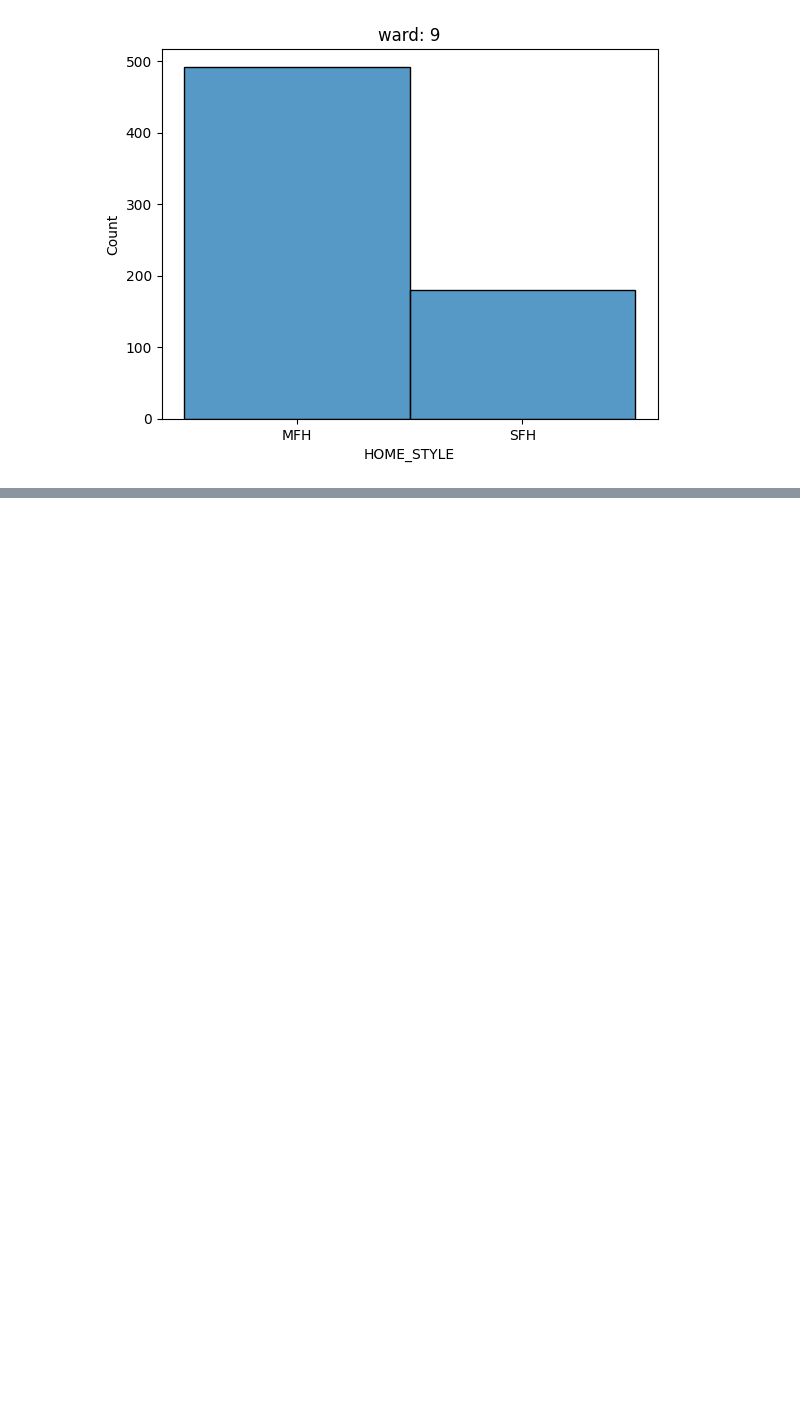
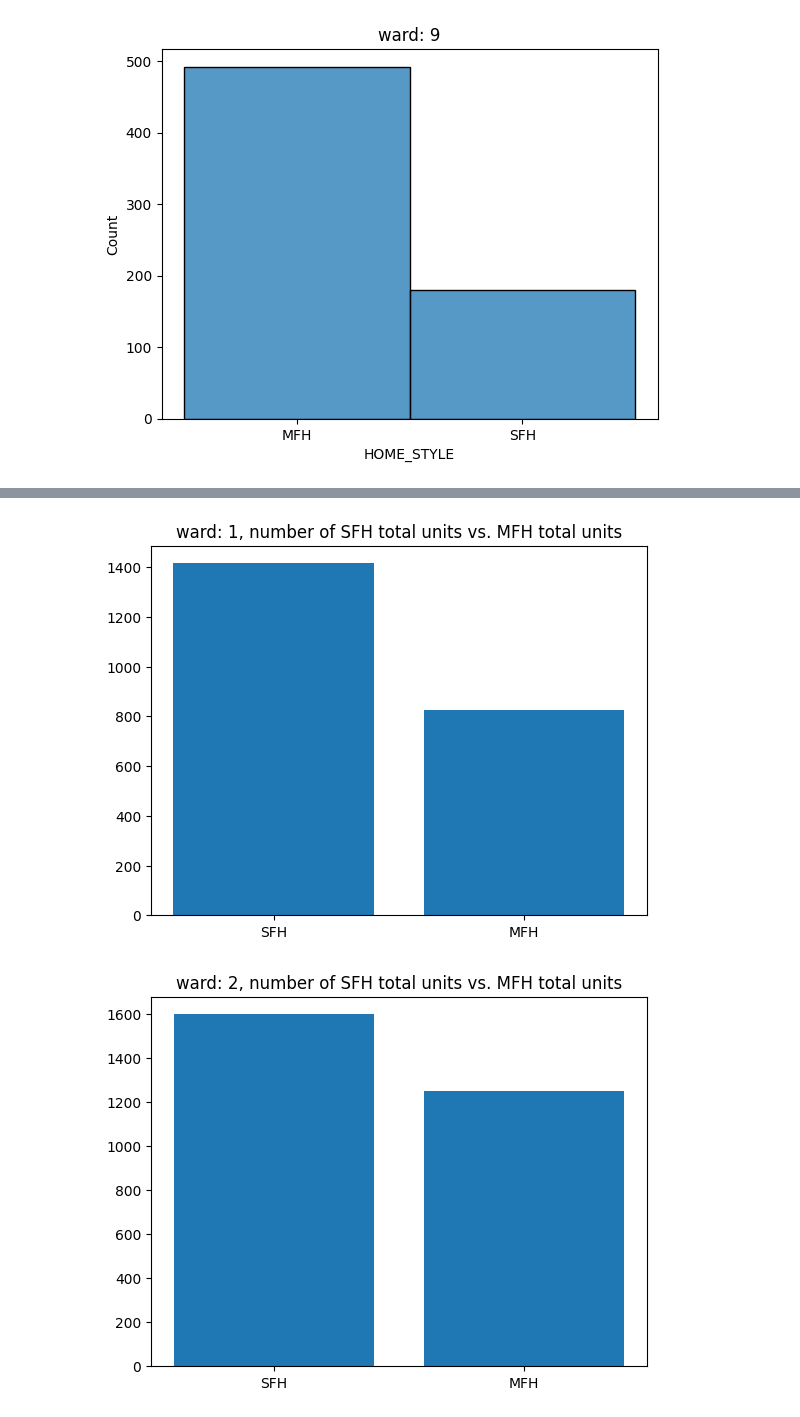
Before and after one commit to tjrileywisc/waltham_gis, a Jupyter notebook: investigations/sfh_vs_mfh/notebook.ipynb, the cells around one changed output, grey strips where cells are left out. Cells and saved outputs as stored; diff of their text form; code cells hidden in the pictures; blank space fills up the shorter version.

Commit message:
Get sum of housing units of each type in each ward Fixes #12

```diff
--- a/investigations/sfh_vs_mfh/notebook.ipynb
+++ b/investigations/sfh_vs_mfh/notebook.ipynb
@@ -141,0 +161,11 @@ for ward in np.sort(properties_df["WARD"].unique()):
+# %%
+for ward in np.sort(properties_df["WARD"].unique()):
+    fig, ax = plt.subplots()
+    sum_sfh_units = properties_df[(properties_df["WARD"] == ward) & (properties_df["HOME_STYLE"] == "SFH")]["UNITS"].sum()
+    sum_mfh_units = properties_df[(properties_df["WARD"] == ward) & (properties_df["HOME_STYLE"] == "MFH")]["UNITS"].sum()
+    ax.bar(['SFH', 'MFH'], [sum_sfh_units, sum_mfh_units])
+    ax.set_title(f"ward: {ward}, number of SFH total units vs. MFH total units")
+    plt.show()
+# %% [output]
+[figure, added]
+[figure, added]
```
Also changed, not shown: parts of 3 cells of this notebook.
